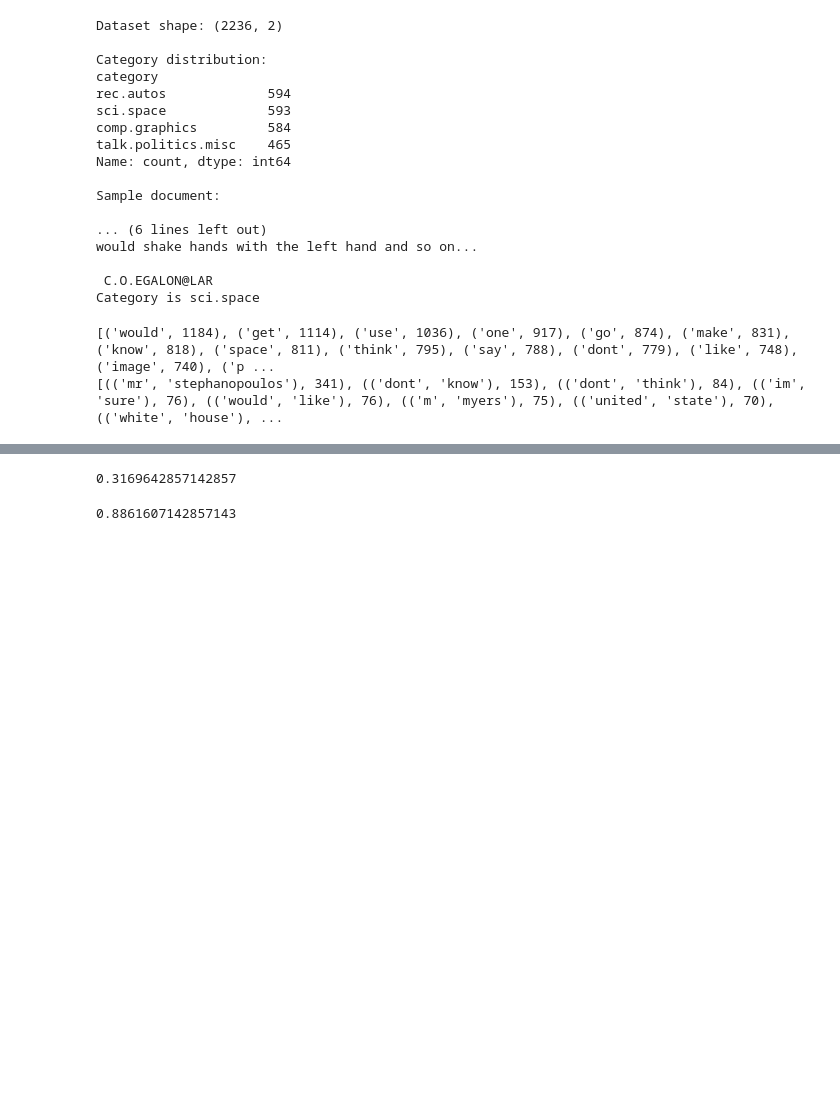
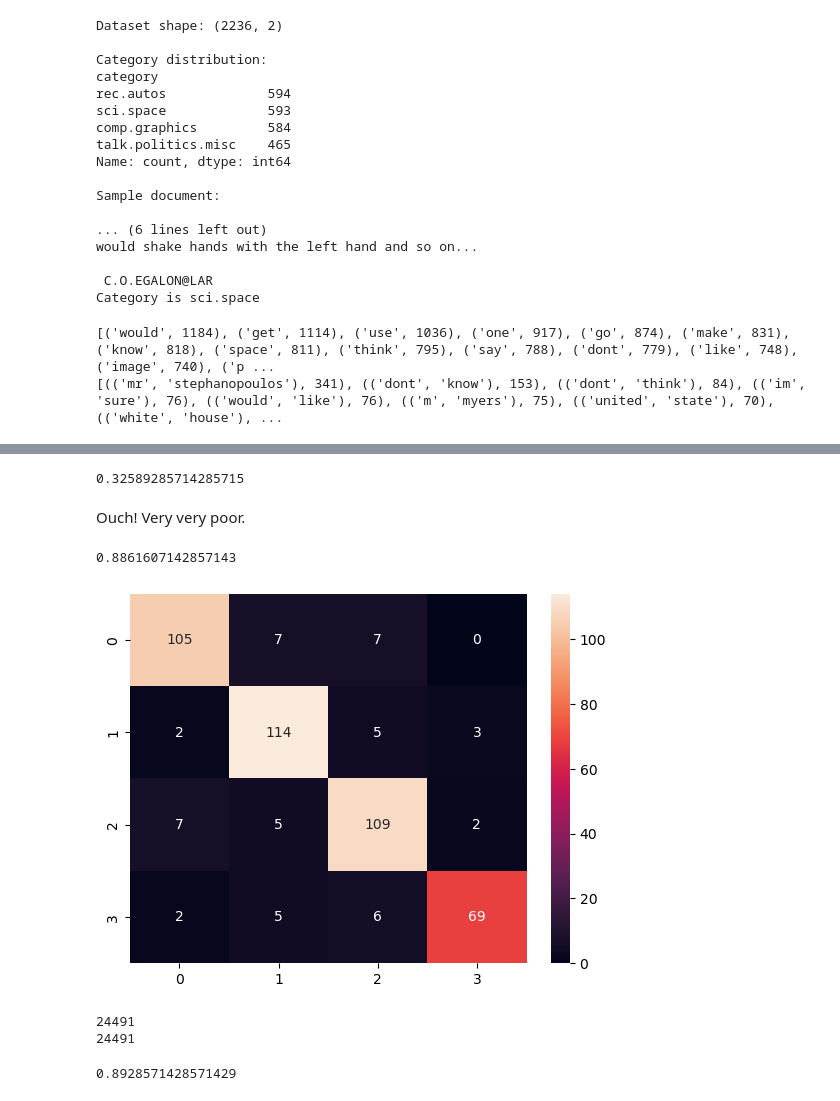
Before and after one commit to gpo2105/Advanced-Analytics_Lab, a Jupyter notebook: NLP.ipynb, the cells around one changed output, grey strips where cells are left out. Saved outputs shown, nothing was run; the diff lists cells and outputs as text; code cells hidden in the pictures; blank space fills up the shorter version.

```diff
--- a/NLP.ipynb
+++ b/NLP.ipynb
@@ -248,20 +237,24 @@ print(tfidf_array_test.shape[1])
 # %%
 knn = KNeighborsClassifier()
-knn.fit(X_train,y_train);
+knn.fit(tfidf_array_train,y_train);
 # %%
-predictions = knn.predict(X_test)
+predictions = knn.predict(tfidf_array_test)
 accuracy_score(y_test,predictions)
 # %% [output]
-0.3169642857142857
+0.32589285714285715
+# %% [markdown]
+Ouch!  Very very poor.
 # %%
 mb = MultinomialNB()
-mb.fit(X_train,y_train);
+mb.fit(tfidf_array_train,y_train);
 # %%
-predictions = mb.predict(X_test)
+predictions = mb.predict(tfidf_array_test)
 accuracy_score(y_test,predictions)
 # %% [output]
 0.8861607142857143
 # %%
-cm = sns.confusion_matrix(y_test, predictions)
+cm = confusion_matrix(y_test, predictions)
 sns.heatmap(cm, annot=True, fmt='d')
 plt.show()
+# %% [output]
+[figure, added]
@@ -267,0 +276,6 @@ plt.show()
+# %%
+print(tfidf_array_train.shape[1])
+print(tfidf_array_test.shape[1])
+# %% [output]
+24491
+24491
@@ -267,0 +285,5 @@ plt.show()
+# %%
+predictions = mb.predict(tfidf_array_test)
+accuracy_score(y_test,predictions)
+# %% [output]
+0.8928571428571429
```
Also changed, not shown: parts of 9 cells of this notebook, 2 other files.
